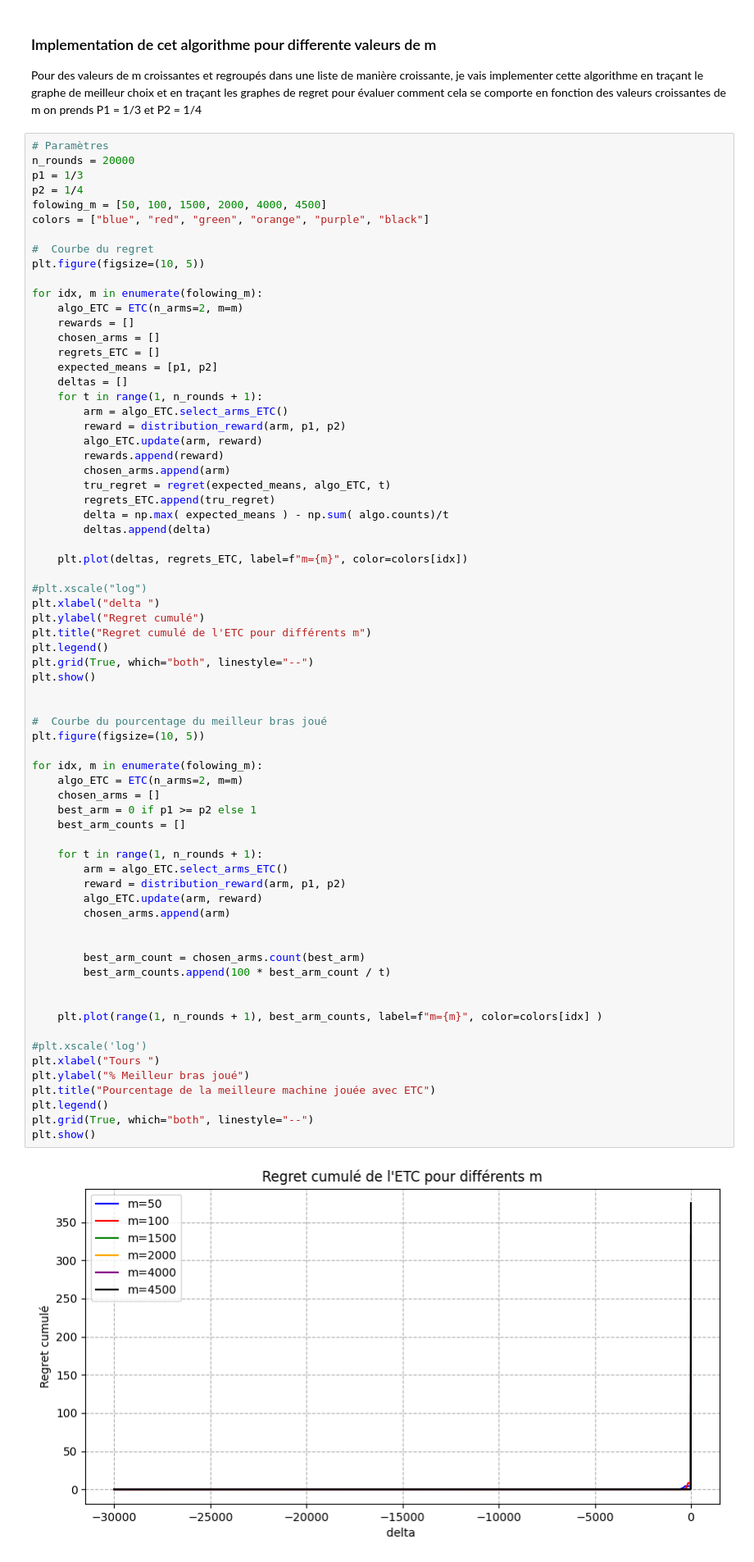
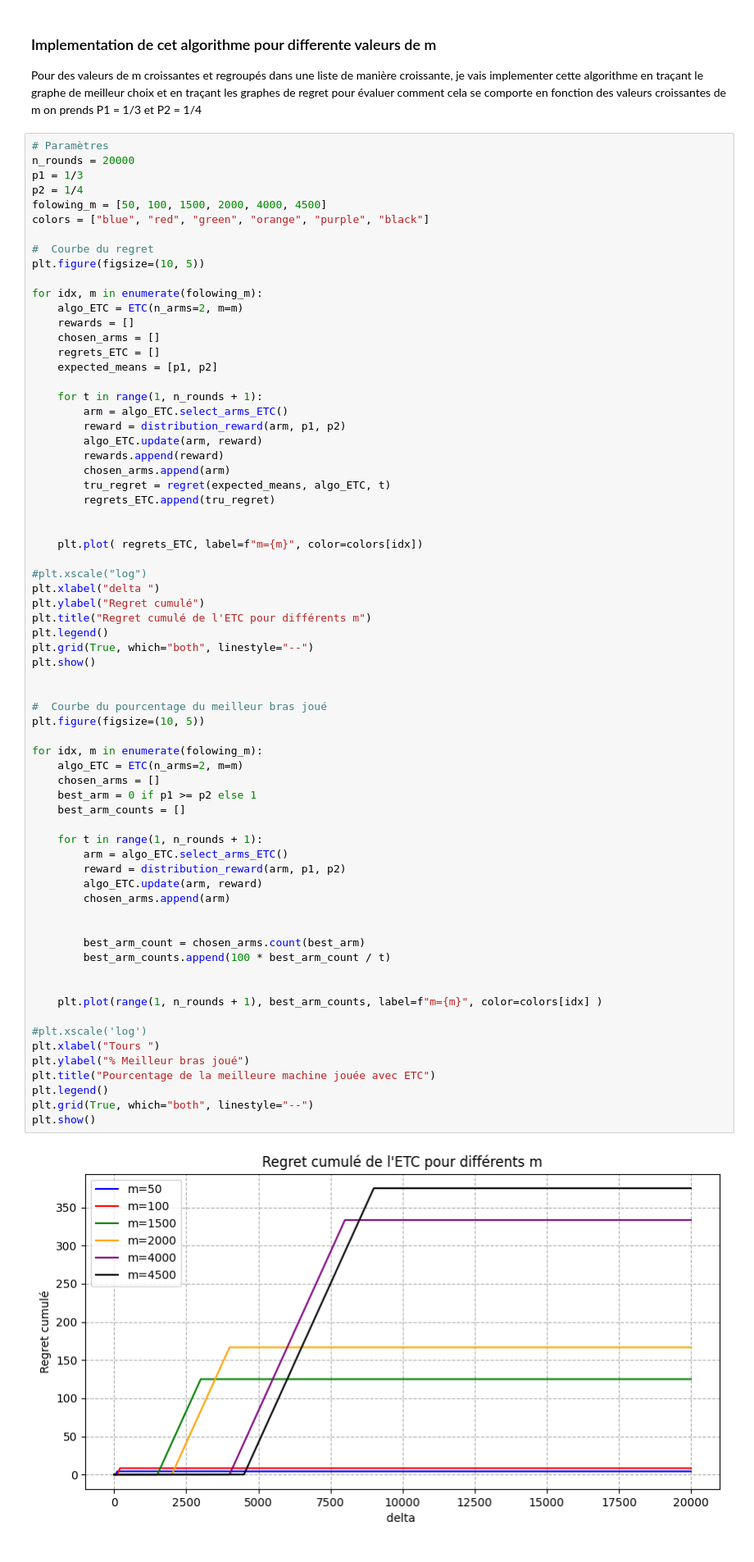
Before and after one commit to Dkdunand/Reinforcement-learning-Multi-armed-Bandits, a Jupyter notebook: Impletations.ipynb, the cells around one changed output. Shown: that part at 82% size. Drawn from its saved outputs; the diff is of its cells as text.

```diff
--- a/Impletations.ipynb
+++ b/Impletations.ipynb
@@ -306,7 +306,7 @@ for idx, m in enumerate(folowing_m):
     chosen_arms = []
     regrets_ETC = []
     expected_means = [p1, p2]
-    deltas = []
+
     for t in range(1, n_rounds + 1):
         arm = algo_ETC.select_arms_ETC()
         reward = distribution_reward(arm, p1, p2)
@@ -315,10 +315,9 @@ for idx, m in enumerate(folowing_m):
         chosen_arms.append(arm)
         tru_regret = regret(expected_means, algo_ETC, t)
         regrets_ETC.append(tru_regret)
-        delta = np.max( expected_means ) - np.sum( algo.counts)/t
-        deltas.append(delta)
 
-    plt.plot(deltas, regrets_ETC, label=f"m={m}", color=colors[idx])
+
+    plt.plot( regrets_ETC, label=f"m={m}", color=colors[idx])
 
 #plt.xscale("log")
 plt.xlabel("delta ")
@@ -332,34 +331,34 @@ plt.show()
 #  Courbe du pourcentage du meilleur bras joué
 plt.figure(figsize=(10, 5))
 
 for idx, m in enumerate(folowing_m):
     algo_ETC = ETC(n_arms=2, m=m)
     chosen_arms = []
     best_arm = 0 if p1 >= p2 else 1
     best_arm_counts = []
 
     for t in range(1, n_rounds + 1):
         arm = algo_ETC.select_arms_ETC()
         reward = distribution_reward(arm, p1, p2)
         algo_ETC.update(arm, reward)
         chosen_arms.append(arm)
 
 
         best_arm_count = chosen_arms.count(best_arm)
         best_arm_counts.append(100 * best_arm_count / t)
 
 
     plt.plot(range(1, n_rounds + 1), best_arm_counts, label=f"m={m}", color=colors[idx] )
 
 #plt.xscale('log')
 plt.xlabel("Tours ")
 plt.ylabel("% Meilleur bras joué")
 plt.title("Pourcentage de la meilleure machine jouée avec ETC")
 plt.legend()
 plt.grid(True, which="both", linestyle="--")
 plt.show()
 # %% [output]
-[figure, old version]
+[figure, new version]
 [figure]
 # %% [markdown]
  #### Le premier graphique
```
Also changed, not shown: parts of 10 cells of this notebook.
